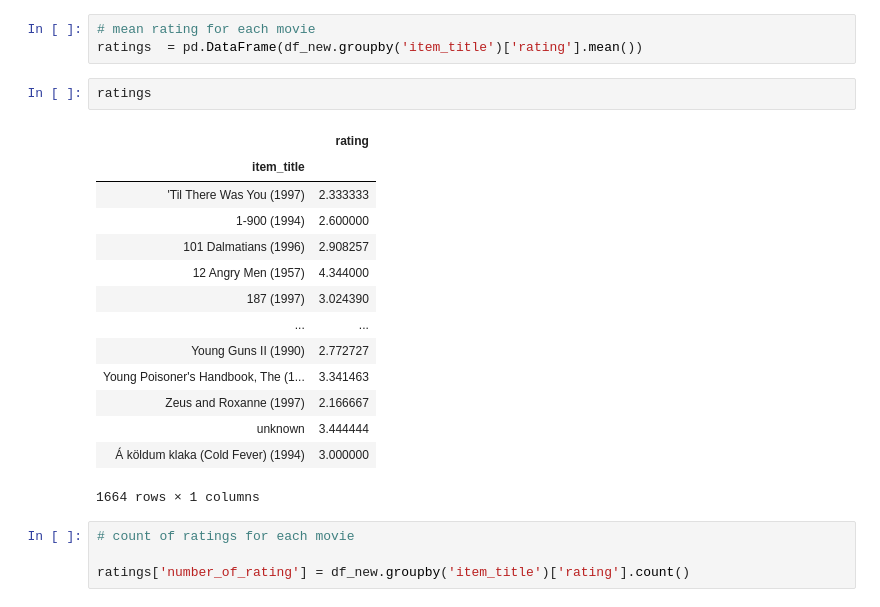
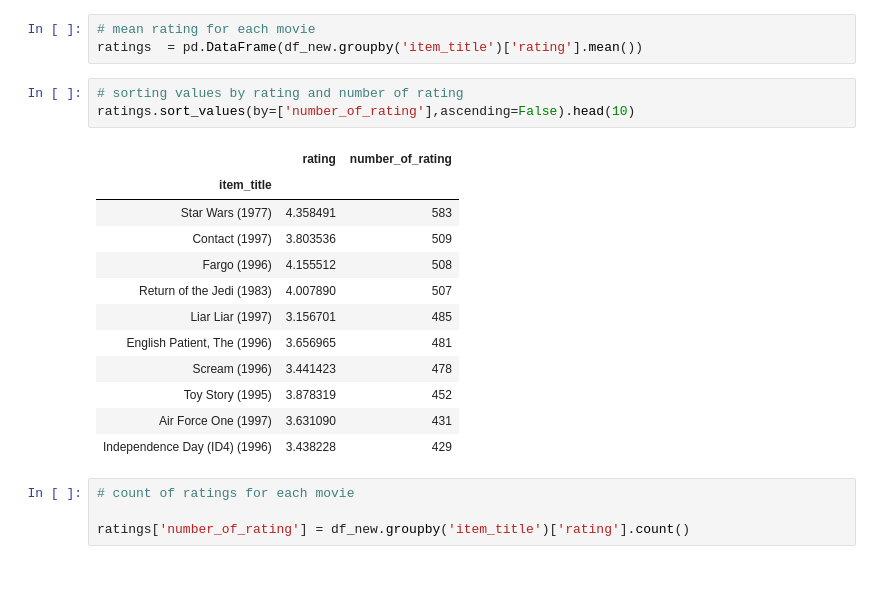
Before and after one commit to bthakr1/datascience_pipeline, a Jupyter notebook: Collaborative Filtering.ipynb, the cells around one changed output. Saved outputs shown, nothing was run; the diff lists cells and outputs as text; blank space fills up the shorter version.

```diff
--- a/Collaborative Filtering.ipynb
+++ b/Collaborative Filtering.ipynb
@@ -45,23 +45,22 @@ df_new.describe()
 # %%
 # mean rating for each movie
 ratings  = pd.DataFrame(df_new.groupby('item_title')['rating'].mean())
-# %%
-ratings
-# %% [output]
-|  | rating |
-| item_title |  |
-| 'Til There Was You (1997) | 2.333333 |
-| 1-900 (1994) | 2.600000 |
-| 101 Dalmatians (1996) | 2.908257 |
-| 12 Angry Men (1957) | 4.344000 |
-| 187 (1997) | 3.024390 |
-| ... | ... |
-| Young Guns II (1990) | 2.772727 |
-| Young Poisoner's Handbook, The (1... | 3.341463 |
-| Zeus and Roxanne (1997) | 2.166667 |
-| unknown | 3.444444 |
-| Á köldum klaka (Cold Fever) (1994) | 3.000000 |
-1664 rows × 1 columns
+# %%
+# sorting values by rating and number of rating
+ratings.sort_values(by=['number_of_rating'],ascending=False).head(10)
+# %% [output]
+|  | rating | number_of_rating |
+| item_title |  |  |
+| Star Wars (1977) | 4.358491 | 583 |
+| Contact (1997) | 3.803536 | 509 |
+| Fargo (1996) | 4.155512 | 508 |
+| Return of the Jedi (1983) | 4.007890 | 507 |
+| Liar Liar (1997) | 3.156701 | 485 |
+| English Patient, The (1996) | 3.656965 | 481 |
+| Scream (1996) | 3.441423 | 478 |
+| Toy Story (1995) | 3.878319 | 452 |
+| Air Force One (1997) | 3.631090 | 431 |
+| Independence Day (ID4) (1996) | 3.438228 | 429 |
 # %%
 # count of ratings for each movie
 
```
